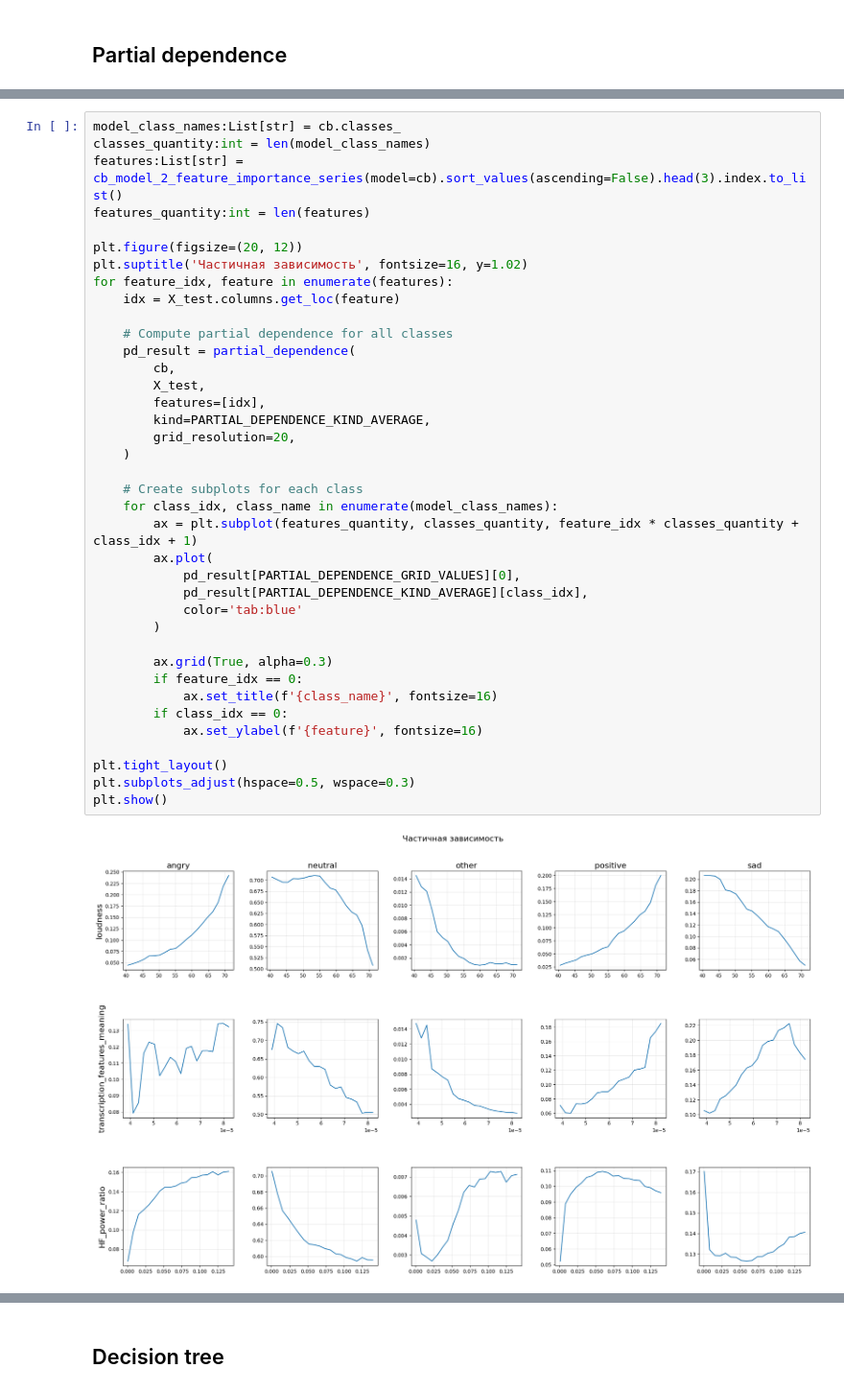
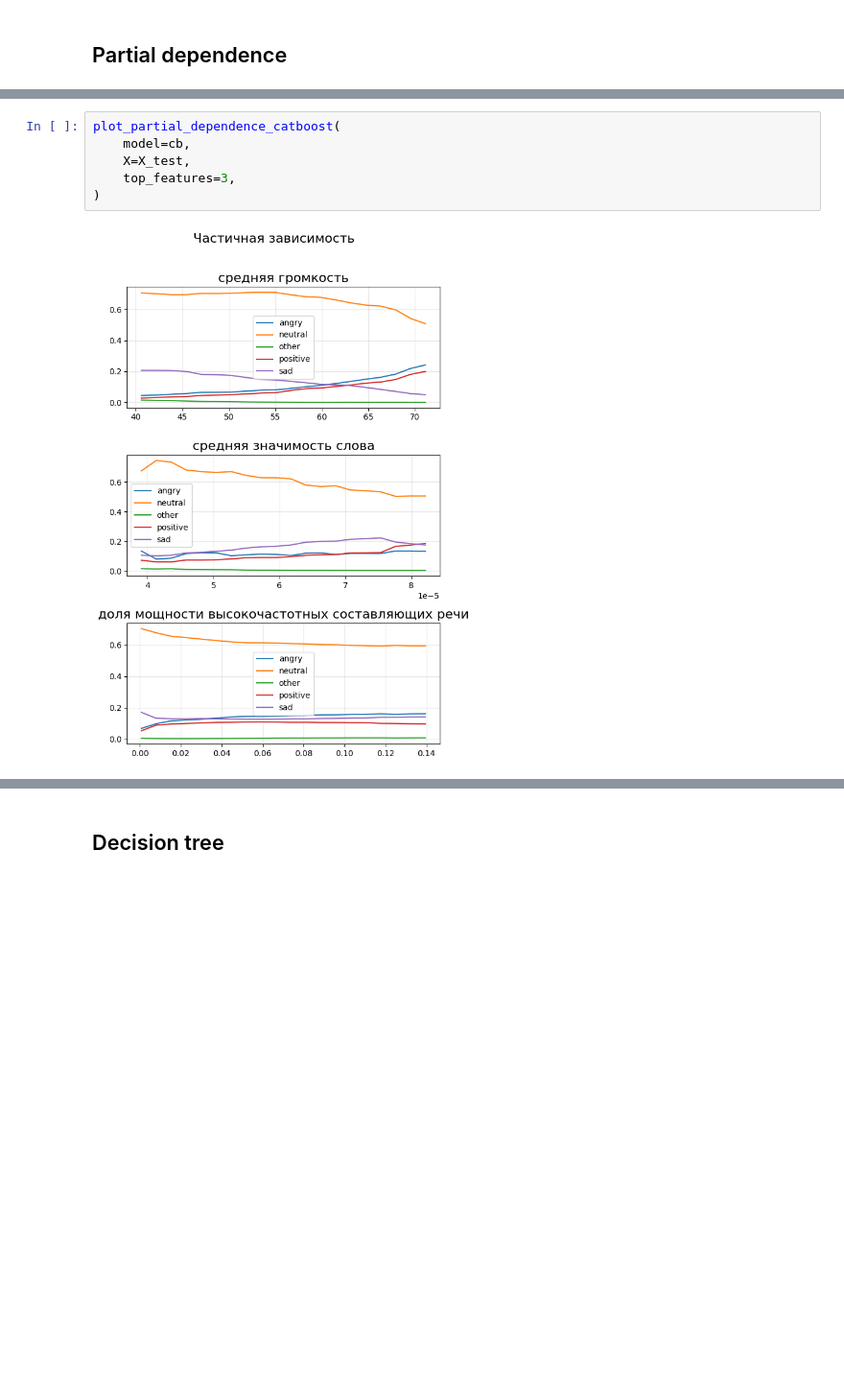
Before and after one commit to Kislv/MastersDegreeProject, a Jupyter notebook: high_level_feature_extractor/test.ipynb, the cells around one changed output, grey strips where cells are left out. Shown at 96% size. Drawn from its saved outputs; the diff is of its cells as text; blank space fills up the shorter version.

Commit message:
partial dependence to file

```diff
--- a/high_level_feature_extractor/test.ipynb
+++ b/high_level_feature_extractor/test.ipynb
@@ -505,40 +503,8 @@ def cb_model_2_feature_importance_series(
-# %%
-model_class_names:List[str] = cb.classes_
-classes_quantity:int = len(model_class_names)
-features:List[str] = cb_model_2_feature_importance_series(model=cb).sort_values(ascending=False).head(3).index.to_list()
-features_quantity:int = len(features)
-
-plt.figure(figsize=(20, 12))
-plt.suptitle('Частичная зависимость', fontsize=16, y=1.02)
-for feature_idx, feature in enumerate(features):
-    idx = X_test.columns.get_loc(feature)
-
-    # Compute partial dependence for all classes
-    pd_result = partial_dependence(
-        cb,
-        X_test,
-        features=[idx],
-        kind=PARTIAL_DEPENDENCE_KIND_AVERAGE,
-        grid_resolution=20,
-    )
-
-    # Create subplots for each class
-    for class_idx, class_name in enumerate(model_class_names):
-        ax = plt.subplot(features_quantity, classes_quantity, feature_idx * classes_quantity + class_idx + 1)
-        ax.plot(
-            pd_result[PARTIAL_DEPENDENCE_GRID_VALUES][0],
-            pd_result[PARTIAL_DEPENDENCE_KIND_AVERAGE][class_idx],
-            color='tab:blue'
-        )
-
-        ax.grid(True, alpha=0.3)
-        if feature_idx == 0:
-            ax.set_title(f'{class_name}', fontsize=16)
-        if class_idx == 0:
-            ax.set_ylabel(f'{feature}', fontsize=16)
-
-plt.tight_layout()
-plt.subplots_adjust(hspace=0.5, wspace=0.3)
-plt.show()
-# %% [output]
-[figure, removed]
+# %%
+plot_partial_dependence_catboost(
+    model=cb,
+    X=X_test,
+    top_features=3,
+)
+# %% [output]
+[figure, added]
```
Also changed, not shown: parts of 7 cells of this notebook, 6 other files.
